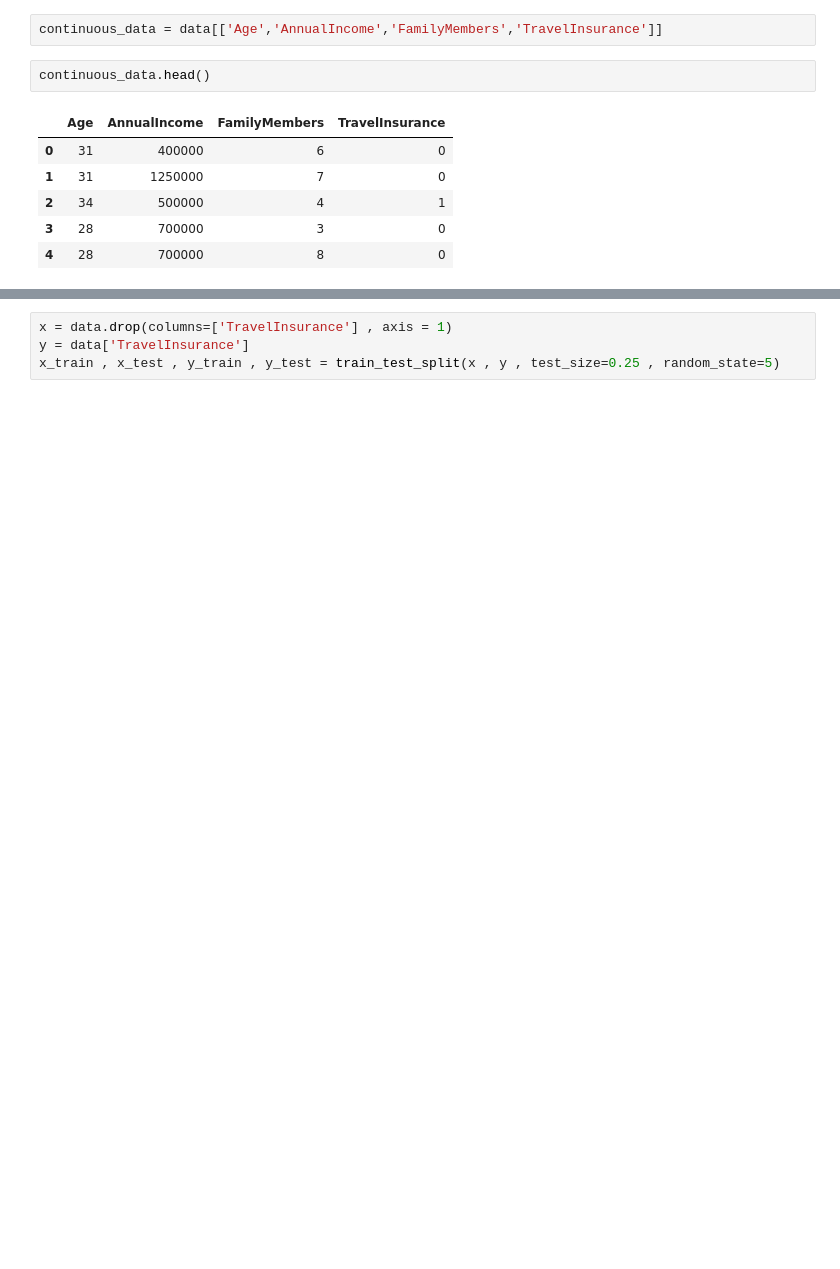
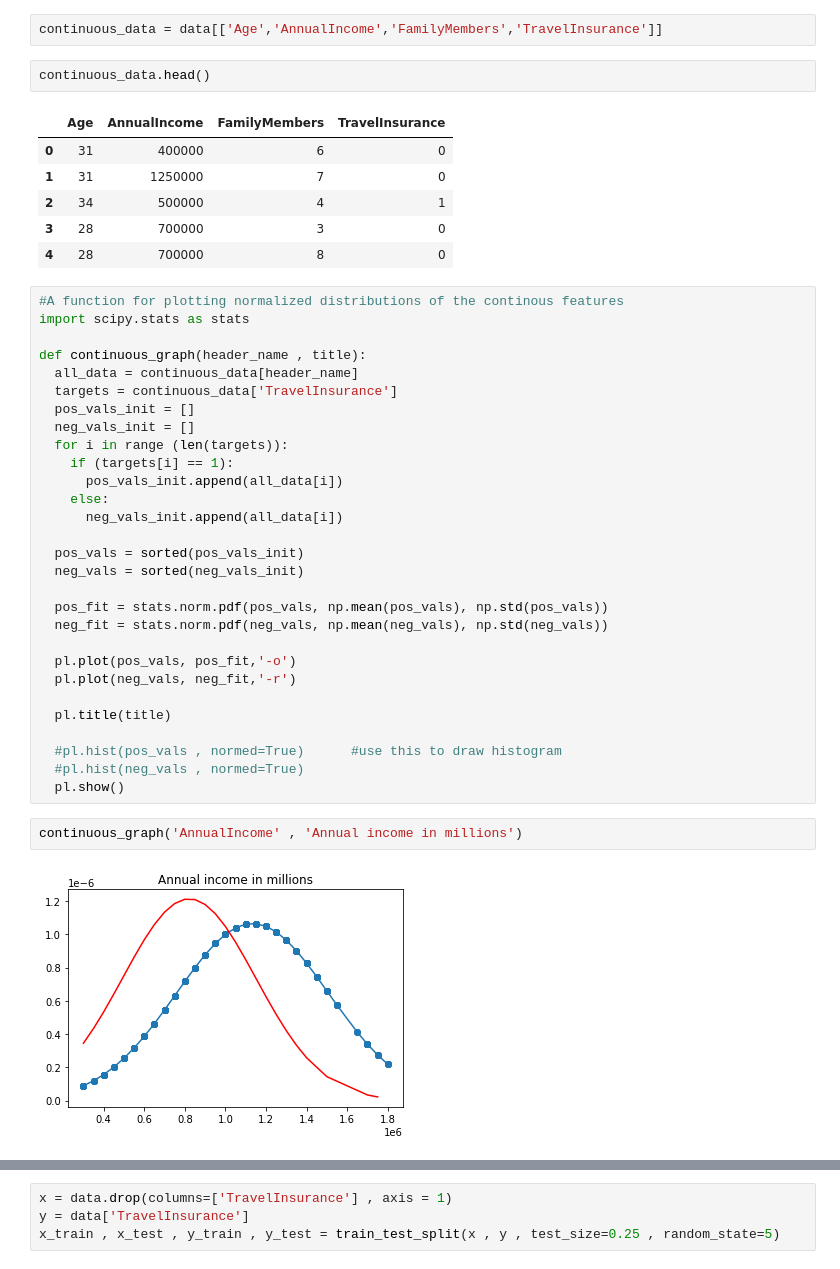
Before and after one commit to sigurdee/FDA-project, a Jupyter notebook: Group_prjoject_FDS.ipynb, the cells around one changed output, grey strips where cells are left out. Cells and saved outputs as stored; diff of their text form; blank space fills up the shorter version.

```diff
--- a/Group_prjoject_FDS.ipynb
+++ b/Group_prjoject_FDS.ipynb
@@ -63,3 +64,36 @@ continuous_data.head()
 | 2 | 34 | 500000 | 4 | 1 |
 | 3 | 28 | 700000 | 3 | 0 |
 | 4 | 28 | 700000 | 8 | 0 |
+# %%
+#A function for plotting normalized distributions of the continous features
+import scipy.stats as stats
+
+def continuous_graph(header_name , title):
+  all_data = continuous_data[header_name]
+  targets = continuous_data['TravelInsurance']
+  pos_vals_init = []
+  neg_vals_init = []
+  for i in range (len(targets)):
+    if (targets[i] == 1):
+      pos_vals_init.append(all_data[i])
+    else:
+      neg_vals_init.append(all_data[i])
+
+  pos_vals = sorted(pos_vals_init)
+  neg_vals = sorted(neg_vals_init)
+
+  pos_fit = stats.norm.pdf(pos_vals, np.mean(pos_vals), np.std(pos_vals))
+  neg_fit = stats.norm.pdf(neg_vals, np.mean(neg_vals), np.std(neg_vals))
+
+  pl.plot(pos_vals, pos_fit,'-o')
+  pl.plot(neg_vals, neg_fit,'-r')
+
+  pl.title(title)
+
+  #pl.hist(pos_vals , normed=True)      #use this to draw histogram
+  #pl.hist(neg_vals , normed=True)
+  pl.show()
+# %%
+continuous_graph('AnnualIncome' , 'Annual income in millions')
+# %% [output]
+[figure, added]
```
Also changed, not shown: parts of 9 cells of this notebook.
